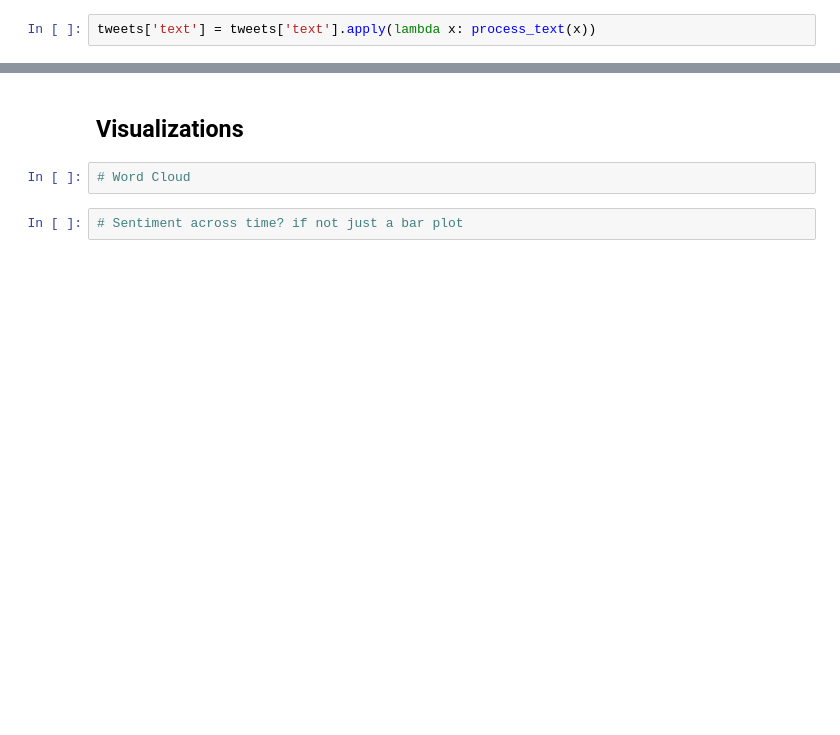
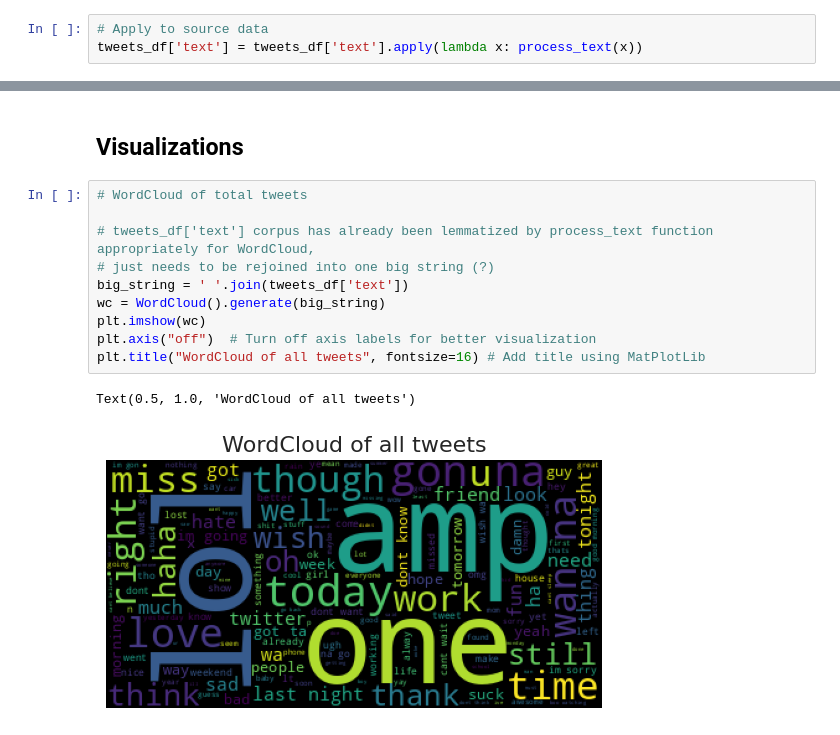
Before and after one commit to redtea3930/Twitter_Sentiment_Analysis, a Jupyter notebook: twitter_sentiment_analysis.ipynb, the cells around one changed output, grey strips where cells are left out. Drawn from its saved outputs; the diff is of its cells as text; blank space fills up the shorter version.

```diff
--- a/twitter_sentiment_analysis.ipynb
+++ b/twitter_sentiment_analysis.ipynb
@@ -82,4 +111,5 @@ def process_text(text):
     return output
 # %%
-tweets['text'] = tweets['text'].apply(lambda x: process_text(x))
+# Apply to source data
+tweets_df['text'] = tweets_df['text'].apply(lambda x: process_text(x))
 # %%
@@ -144,6 +191,15 @@ twitter_df = tweets[mention]
 # %% [markdown]
 ## Visualizations
-# %%
-# Word Cloud
-# %%
-# Sentiment across time? if not just a bar plot
+# %%
+# WordCloud of total tweets
+
+# tweets_df['text'] corpus has already been lemmatized by process_text function appropriately for WordCloud,
+# just needs to be rejoined into one big string (?)
+big_string = ' '.join(tweets_df['text'])
+wc = WordCloud().generate(big_string)
+plt.imshow(wc)
+plt.axis("off")  # Turn off axis labels for better visualization
+plt.title("WordCloud of all tweets", fontsize=16) # Add title using MatPlotLib
+# %% [output]
+Text(0.5, 1.0, 'WordCloud of all tweets')
+[figure, added]
```
Also changed, not shown: parts of 35 cells of this notebook, 4 other files.
